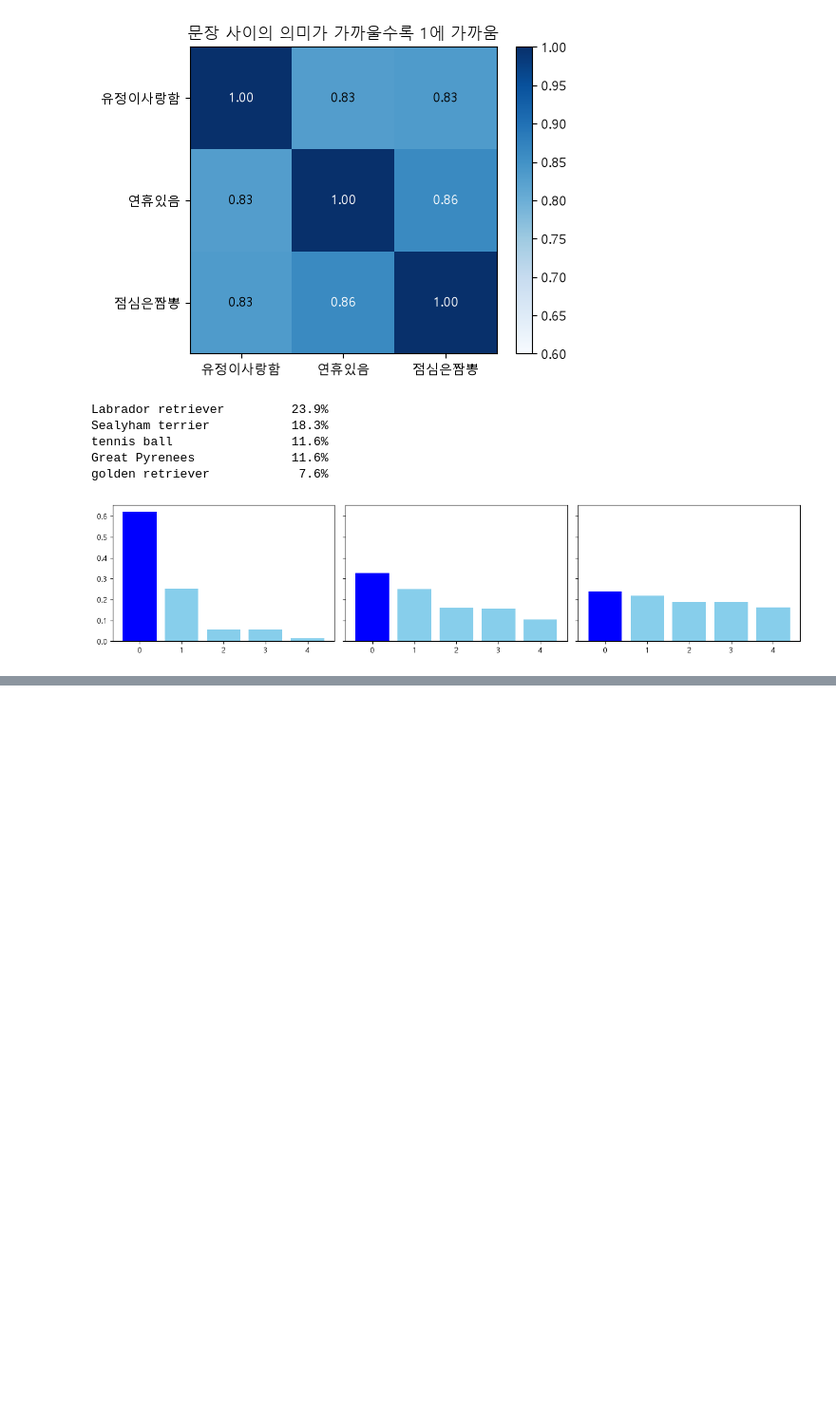
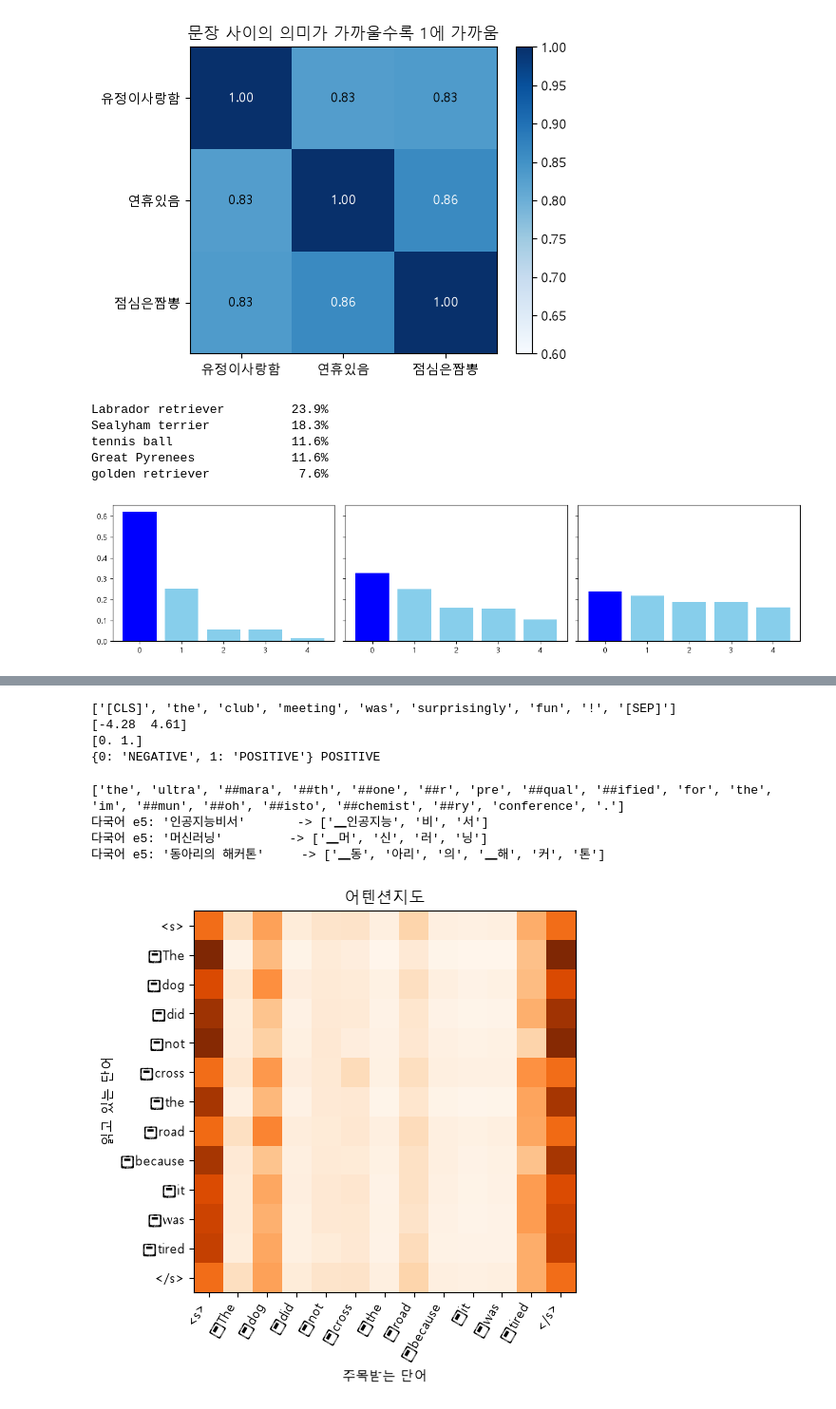
Before and after one commit to sangjun1005/17-KDT, a Jupyter notebook: 17-RAG/TotlaAI.ipynb, the cells around one changed output, grey strips where cells are left out. Shown at 95% size. Saved outputs shown, nothing was run; the diff lists cells and outputs as text; code cells hidden in the pictures; blank space fills up the shorter version.

```diff
--- a/17-RAG/TotlaAI.ipynb
+++ b/17-RAG/TotlaAI.ipynb
@@ -251,3 +251,22 @@ BAAI/bge-reranker-v2-m3
 cross-encoder/ms-marco-MiniLM-L4-v2
 ProsusAI/finbert
 BAAI/bge-reranker-base
+# %%
+from huggingface_hub import HfApi, hf_hub_download, ModelCard
+import json
+
+EMB_NAME = "intfloat/multilingual-e5-small"
+
+try:
+    card = ModelCard.load(EMB_NAME)
+    print(card.text[:500].strip())
+except Exception as e:
+    print("Failed")
+cfg = json.load(open(hf_hub_download(EMB_NAME, "config.json")))
+for k in ("model_type",
+          "num_hidden_layers",
+          "hidden_size",
+          "num_attention_heads",
+          "vocab_size",
+          "max_position_embeddings"):
+    print(cfg[k])
@@ -253,0 +317,56 @@ BAAI/bge-reranker-base
+# %%
+from transformers import AutoModelForSequenceClassification
+
+name = 'distilbert/distilbert-base-uncased-finetuned-sst-2-english'
+tk = AutoTokenizer.from_pretrained(name)
+clf = AutoModelForSequenceClassification.from_pretrained(name).eval()
+
+text = 'The club meeting was surprisingly fun!'
+enc = tk(text, return_tensors = 'pt')
+with torch.no_grad():
+    logits = clf(**enc).logits
+probs = torch.softmax(logits, dim = -1)[0]
+
+print(tk.convert_ids_to_tokens(enc['input_ids'][0]))
+print(logits[0].numpy().round(2))
+print(probs.numpy().round(3))
+print(clf.config.id2label, clf.config.id2label[int(probs.argmax())])
+# %% [output]
+['[CLS]', 'the', 'club', 'meeting', 'was', 'surprisingly', 'fun', '!', '[SEP]']
+[-4.28  4.61]
+[0. 1.]
+{0: 'NEGATIVE', 1: 'POSITIVE'} POSITIVE
+# %%
+bert_tok = AutoTokenizer.from_pretrained('bert-base-uncased')
+print(bert_tok.tokenize('The ultramarathoner prequalified for the immunohistochemistry conference.'))
+for s in ['인공지능비서', '머신러닝', '동아리의 해커톤']:
+    print(f'다국어 e5: {s!r:14} ->', tok.tokenize(s))
+# %% [output]
+['the', 'ultra', '##mara', '##th', '##one', '##r', 'pre', '##qual', '##ified', 'for', 'the', 'im', '##mun', '##oh', '##isto', '##chemist', '##ry', 'conference', '.']
+다국어 e5: '인공지능비서'       -> ['▁인공지능', '비', '서']
+다국어 e5: '머신러닝'         -> ['▁머', '신', '러', '닝']
+다국어 e5: '동아리의 해커톤'     -> ['▁동', '아리', '의', '▁해', '커', '톤']
+# %%
+att_model = AutoModel.from_pretrained(EMB_NAME, attn_implementation = 'eager')
+sent = 'The dog did not cross the road because it was tired'
+enc = tok(sent, return_tensors = 'pt')
+with torch.no_grad():
+    att = att_model(**enc, output_attentions = True).attentions[-1][0].mean(0)
+tokens = tok.convert_ids_to_tokens(enc['input_ids'][0])
+
+fig, ax = plt.subplots(figsize = (6.5, 5.5))
+ax.imshow(att.numpy(), cmap = 'Oranges')
+ax.set_xticks(range(len(tokens)))
+ax.set_xticklabels(tokens, rotation = 60, ha = 'right')
+ax.set_yticks(range(len(tokens)))
+ax.set_yticklabels(tokens)
+ax.set_xlabel('주목받는 단어')
+ax.set_ylabel('읽고 있는 단어')
+ax.set_title('어텐션지도')
+plt.tight_layout()
+plt.show()
+
+del att_model
+free_memory()
+# %% [output]
+[figure, added]
```
Also changed, not shown: parts of 27 cells of this notebook, 11 other files.
